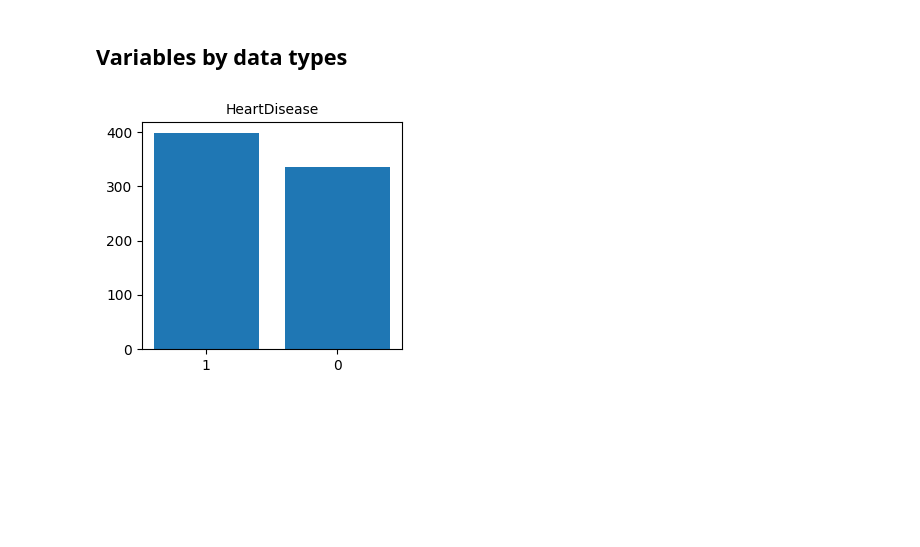
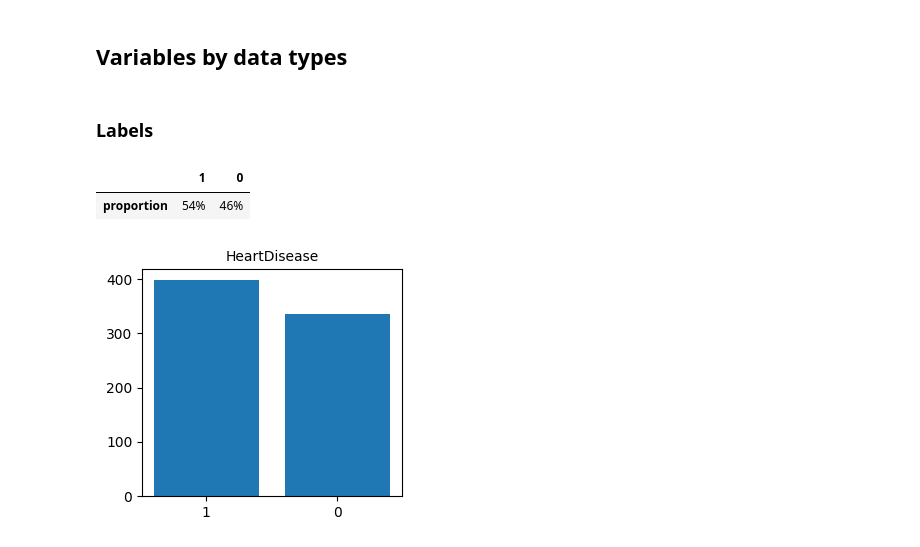
Before and after one commit to juliepinole/eth, a Jupyter notebook: healthcare/heart/Heart_explo.ipynb, the cells around one changed output. Drawn from its saved outputs; the diff is of its cells as text; code cells hidden in the pictures; blank space fills up the shorter version.

```diff
--- a/healthcare/heart/Heart_explo.ipynb
+++ b/healthcare/heart/Heart_explo.ipynb
@@ -166,6 +129,15 @@ The test split has 184 rows, or 20.04% of all examples (which represent 918 rows
 categorical_features = ['Sex', 'ChestPainType', 'RestingECG', 'ExerciseAngina', 'ST_Slope']
 num_features = ['Age', 'RestingBP', 'Cholesterol', 'FastingBS', 'MaxHR', 'Oldpeak']
 label_col = 'HeartDisease'
+# %% [markdown]
+### Labels
+# %%
+labels_count = df_heart_train[label_col].value_counts(normalize=True).to_frame().T
+labels_count.columns = [str(x) for x in labels_count.columns]
+labels_count.style.format(format_dict)
+# %% [output]
+|  | 1 | 0 |
+| proportion | 54% | 46% |
 # %%
 gr.dist_mult_plots(
     df_heart_train,
```
Also changed, not shown: parts of 12 cells of this notebook, 5 other files.
